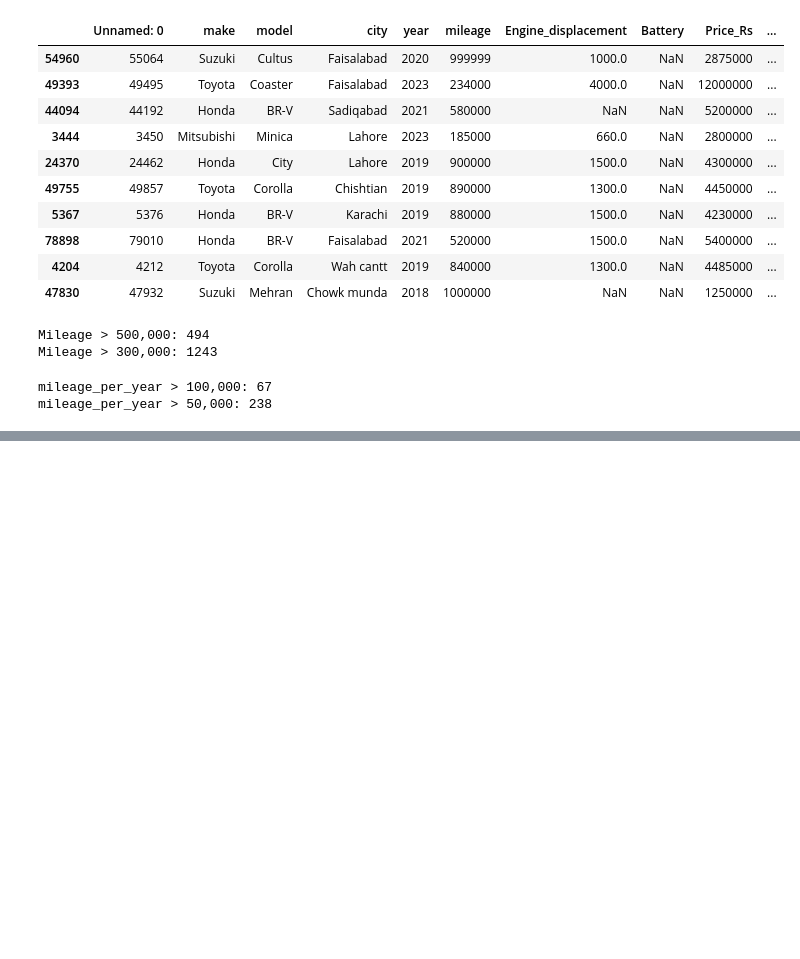
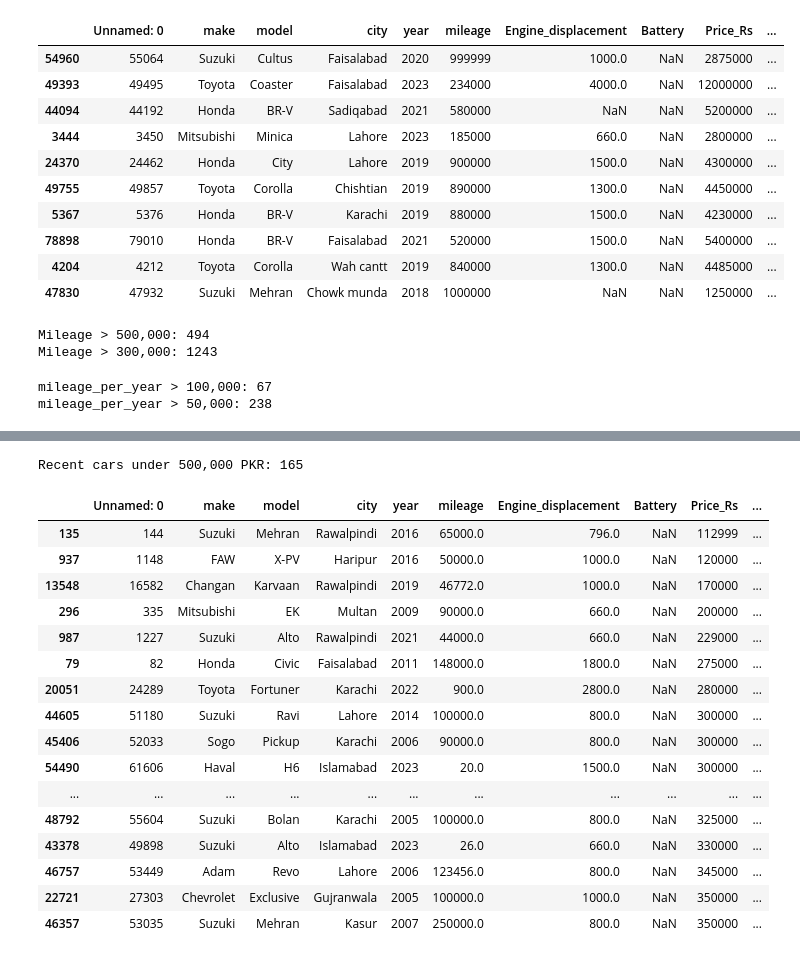
Before and after one commit to Abdullah-Farooq292/IML-used-car-price-prediction-Pakistan, a Jupyter notebook: Code/ML_Project.ipynb, the cells around one changed output, grey strips where cells are left out. Cells and saved outputs as stored; diff of their text form; code cells hidden in the pictures; blank space fills up the shorter version.

```diff
--- a/Code/ML_Project.ipynb
+++ b/Code/ML_Project.ipynb
@@ -324,0 +457,26 @@ mileage_per_year > 50,000: 238
+# %%
+# Recent cars (2005 or newer) priced under 500,000 PKR
+recent_cheap_mask = (df["year"] >= 2005) & (df["Price_Rs"] < 500000)
+print("Recent cars under 500,000 PKR:", recent_cheap_mask.sum())
+
+# The 20 cheapest of them
+df[recent_cheap_mask].sort_values("Price_Rs").head(20)
+# %% [output]
+Recent cars under 500,000 PKR: 165
+|  | Unnamed: 0 | make | model | city | year | mileage | Engine_displacement | Battery | Price_Rs | ... |
+| 135 | 144 | Suzuki | Mehran | Rawalpindi | 2016 | 65000.0 | 796.0 | NaN | 112999 | ... |
+| 937 | 1148 | FAW | X-PV | Haripur | 2016 | 50000.0 | 1000.0 | NaN | 120000 | ... |
+| 13548 | 16582 | Changan | Karvaan | Rawalpindi | 2019 | 46772.0 | 1000.0 | NaN | 170000 | ... |
+| 296 | 335 | Mitsubishi | EK | Multan | 2009 | 90000.0 | 660.0 | NaN | 200000 | ... |
+| 987 | 1227 | Suzuki | Alto | Rawalpindi | 2021 | 44000.0 | 660.0 | NaN | 229000 | ... |
+| 79 | 82 | Honda | Civic | Faisalabad | 2011 | 148000.0 | 1800.0 | NaN | 275000 | ... |
+| 20051 | 24289 | Toyota | Fortuner | Karachi | 2022 | 900.0 | 2800.0 | NaN | 280000 | ... |
+| 44605 | 51180 | Suzuki | Ravi | Lahore | 2014 | 100000.0 | 800.0 | NaN | 300000 | ... |
+| 45406 | 52033 | Sogo | Pickup | Karachi | 2006 | 90000.0 | 800.0 | NaN | 300000 | ... |
+| 54490 | 61606 | Haval | H6 | Islamabad | 2023 | 20.0 | 1500.0 | NaN | 300000 | ... |
+| ... | ... | ... | ... | ... | ... | ... | ... | ... | ... | ... |
+| 48792 | 55604 | Suzuki | Bolan | Karachi | 2005 | 100000.0 | 800.0 | NaN | 325000 | ... |
+| 43378 | 49898 | Suzuki | Alto | Islamabad | 2023 | 26.0 | 660.0 | NaN | 330000 | ... |
+| 46757 | 53449 | Adam | Revo | Lahore | 2006 | 123456.0 | 800.0 | NaN | 345000 | ... |
+| 22721 | 27303 | Chevrolet | Exclusive | Gujranwala | 2005 | 100000.0 | 1000.0 | NaN | 350000 | ... |
+| 46357 | 53035 | Suzuki | Mehran | Kasur | 2007 | 250000.0 | 800.0 | NaN | 350000 | ... |
```
Also changed, not shown: parts of 11 cells of this notebook.
